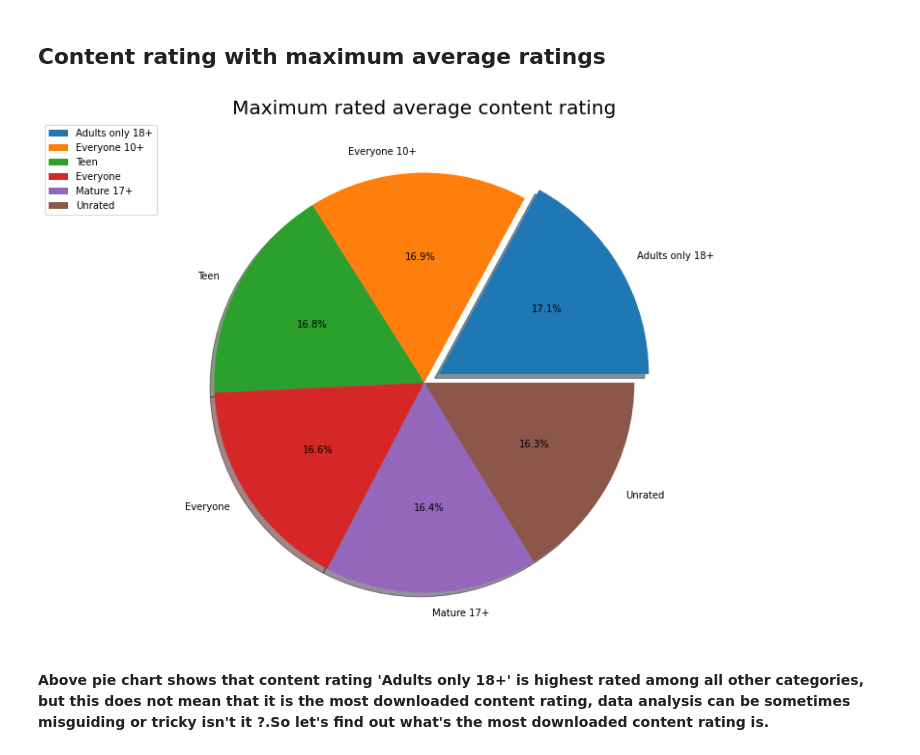
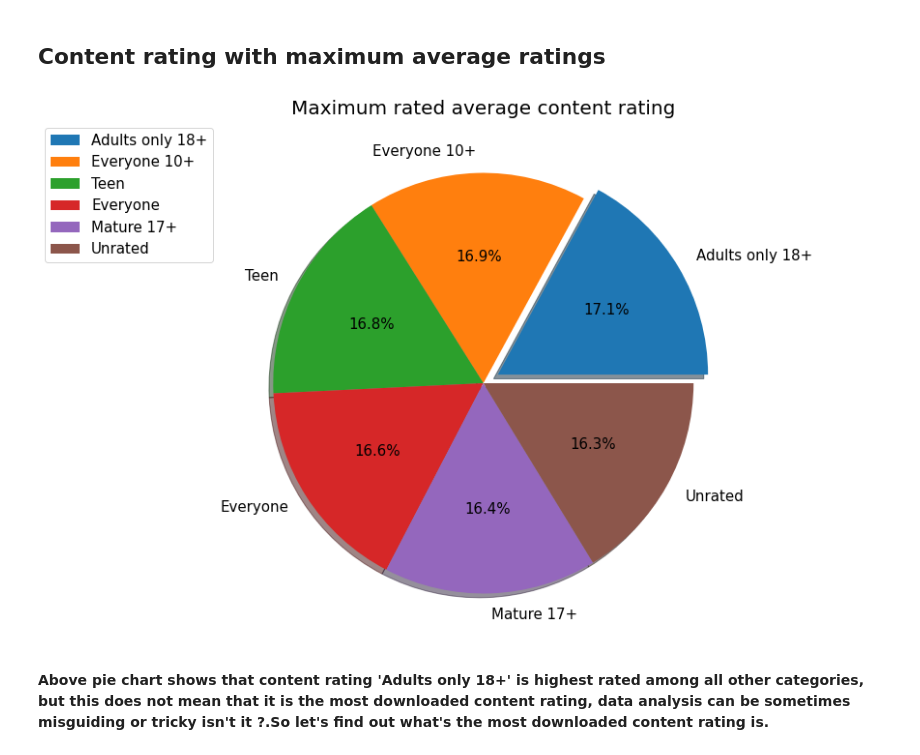
Before and after one commit to amol004/Google-Play-Store-EDA, a Jupyter notebook: Capstone_project_Google_play_store_review_analysis_(EDA)_Notebook_{Amol_Thakur}.ipynb, the cells around one changed output. Cells and saved outputs as stored; diff of their text form; code cells hidden in the pictures.

```diff
--- a/Capstone_project_Google_play_store_review_analysis_(EDA)_Notebook_{Amol_Thakur}.ipynb
+++ b/Capstone_project_Google_play_store_review_analysis_(EDA)_Notebook_{Amol_Thakur}.ipynb
@@ -604,16 +603,17 @@ jj.head(10).reset_index().drop(['index'],axis=1) # top 10 Apps
 # %%
 # Finding out content rating with maximum average ratings using pie chart
 plt.rcParams['figure.figsize']=(10,10) # figure size
+plt.rcParams['font.size'] = 15 # font size
 ee=play_df.groupby('Content Rating')['Rating'].mean().sort_values(ascending=False)
 # Performing bivariate analysis using groupby to find out mean ratings for our content ratings and sorting them in decending order
 nn=pd.DataFrame(ee) # creating a dataframe for values in ee variable
 myexplode = [0.08, 0, 0, 0,0,0] # Used to highlight/seperate slices from rest of the slices
 plt.title('Maximum rated average content rating',fontsize=20) # Title
 plt.pie(ee,labels=['Adults only 18+','Everyone 10+','Teen','Everyone','Mature 17+', 'Unrated'],explode=myexplode,autopct='%1.1f%%',shadow=True)
 # Deploying piechart using matplotlib
 plt.legend(bbox_to_anchor=(0,1)); # Used to display and adjust the position of information box that is present on the left side of this pie chart
 # %% [output]
-[figure, old version]
+[figure, new version]
 # %% [markdown]
 
 **Above pie chart shows that content rating 'Adults only 18+' is highest rated among all other categories, but this does not mean that it is the most downloaded content rating, data analysis can be sometimes misguiding or tricky isn't it ?.So let's find out what's the most downloaded content rating is.**
```
Also changed, not shown: parts of 21 cells of this notebook.
